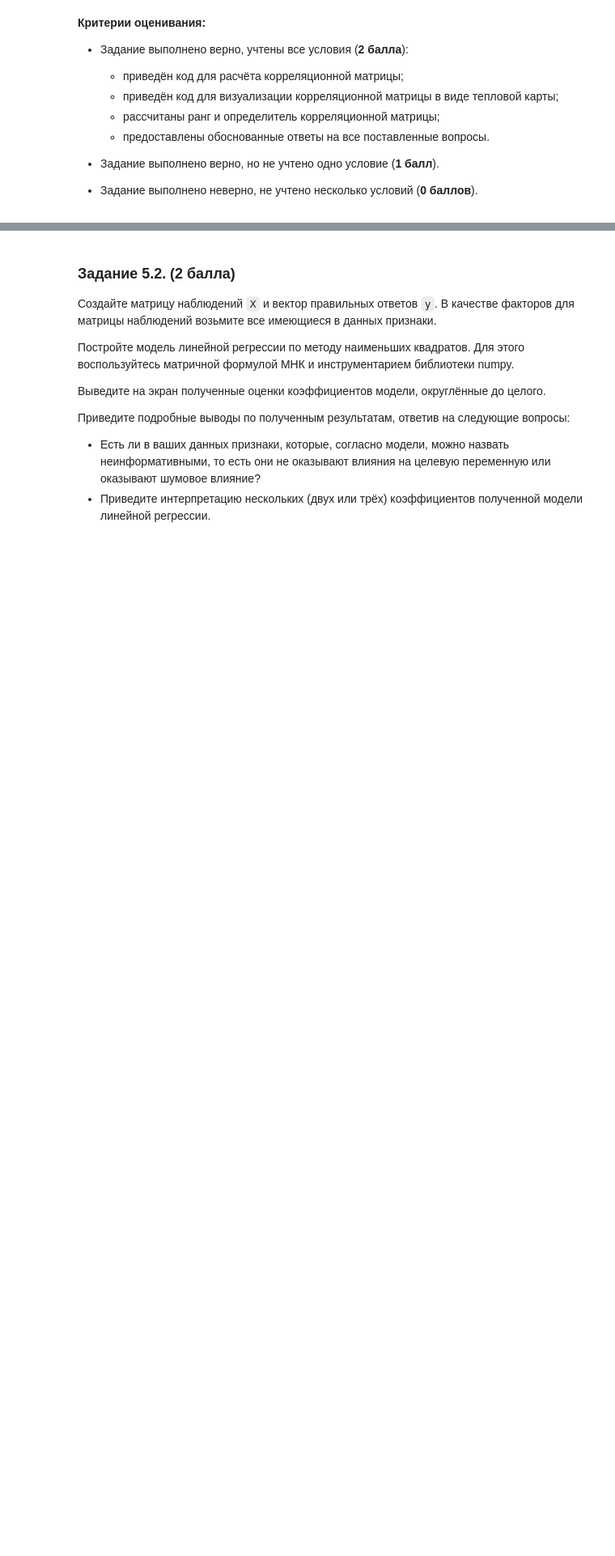
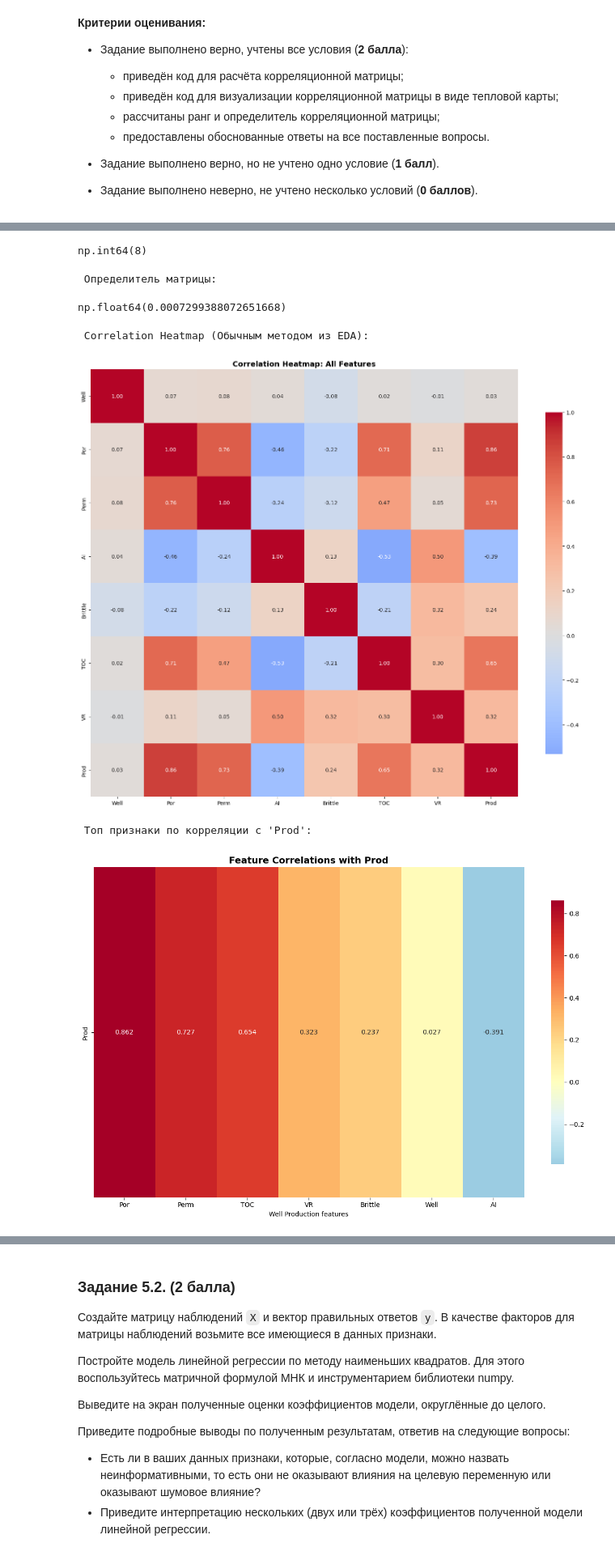
Before and after one commit to tgorbunov/sf_data_science, a Jupyter notebook: Skillfactory/ML_math_part 1/MATH_ML-2._Практика._Ноутбук-шаблон.ipynb, the cells around one changed output, grey strips where cells are left out. Shown at 81% size. Drawn from its saved outputs; the diff is of its cells as text; code cells hidden in the pictures; blank space fills up the shorter version.

```diff
--- a/Skillfactory/ML_math_part 1/MATH_ML-2._Практика._Ноутбук-шаблон.ipynb
+++ b/Skillfactory/ML_math_part 1/MATH_ML-2._Практика._Ноутбук-шаблон.ipynb
@@ -90,3 +180,67 @@ data.head()
 - Задание выполнено неверно, не учтено несколько условий (**0 баллов**).
 # %%
 # Ваш код здесь
+
+# delete feature 'Well' from data
+# data = data.drop(columns=['Well'])
+
+# Часть №1
+# составляем матрицу наблюдений без дополнительного столбца из единиц
+A = data[['Well', 'Por', 'Perm', 'AI', 'Brittle', 'TOC', 'VR', 'Prod']]
+
+# стандартизируем векторы в столбцах матрицы A
+A_cent = A - A.mean(axis=0)
+A_st = A_cent/np.linalg.norm(A_cent, axis=0)
+A_st.describe().round(2)
+
+# матрица Грама (матрицу выборочных корреляций)
+print("\n матрица Грама (матрица выборочных корреляций) рассчитанная вручную:")
+display(A_st.T @ A_st)
+print("\n Ранг матрицы:")
+display(np.linalg.matrix_rank(A_st.T @ A_st))
+print("\n Определитель матрицы:")
+display(np.linalg.det(A_st.T @ A_st))
+
+#Часть №2
+# heatmap
+print("\n Correlation Heatmap (Обычным методом из EDA):")
+plt.figure(figsize=(15, 12))
+
+# all features for correlation matrix
+correlation_matrix = data.corr()
+
+# Create heatmap
+sns.heatmap(correlation_matrix,
+            annot=True,
+            cmap='coolwarm',
+            center=0,
+            square=True,
+            fmt='.2f',
+            cbar_kws={"shrink": .8})
+
+plt.title('Correlation Heatmap: All Features',
+          fontsize=14, fontweight='bold')
+plt.tight_layout()
+plt.show()
+
+# Also create a heatmap showing correlations with 'Prod'
+plt.figure(figsize=(12, 8))
+prod_corr = data.corr()['Prod'].sort_values(ascending=False)
+top_prod_corr = prod_corr[1:11]  # Exclude 'Prod' itself
+
+# Create a vertical heatmap for top correlations with 'Prod'
+print("\n Топ признаки по корреляции с 'Prod':")
+prod_corr_df = top_prod_corr.to_frame().T
+sns.heatmap(prod_corr_df,
+            annot=True,
+            cmap='RdYlBu_r',
+            center=0,
+            fmt='.3f',
+            cbar_kws={"shrink": .8})
+
+plt.title('Feature Correlations with Prod',
+          fontsize=14, fontweight='bold')
+plt.xlabel('Well Production features')
+plt.tight_layout()
+plt.show()
+# %% [output]
@@ -93,2 +258,9 @@ data.head()
+np.int64(8)
+ Определитель матрицы:
+np.float64(0.0007299388072651668)
+ Correlation Heatmap (Обычным методом из EDA):
+[figure, added]
+ Топ признаки по корреляции с 'Prod':
+[figure, added]
 # %% [markdown]
 > *Ваши выводы здесь*
```
Also changed, not shown: parts of 11 cells of this notebook, 3 other files.
